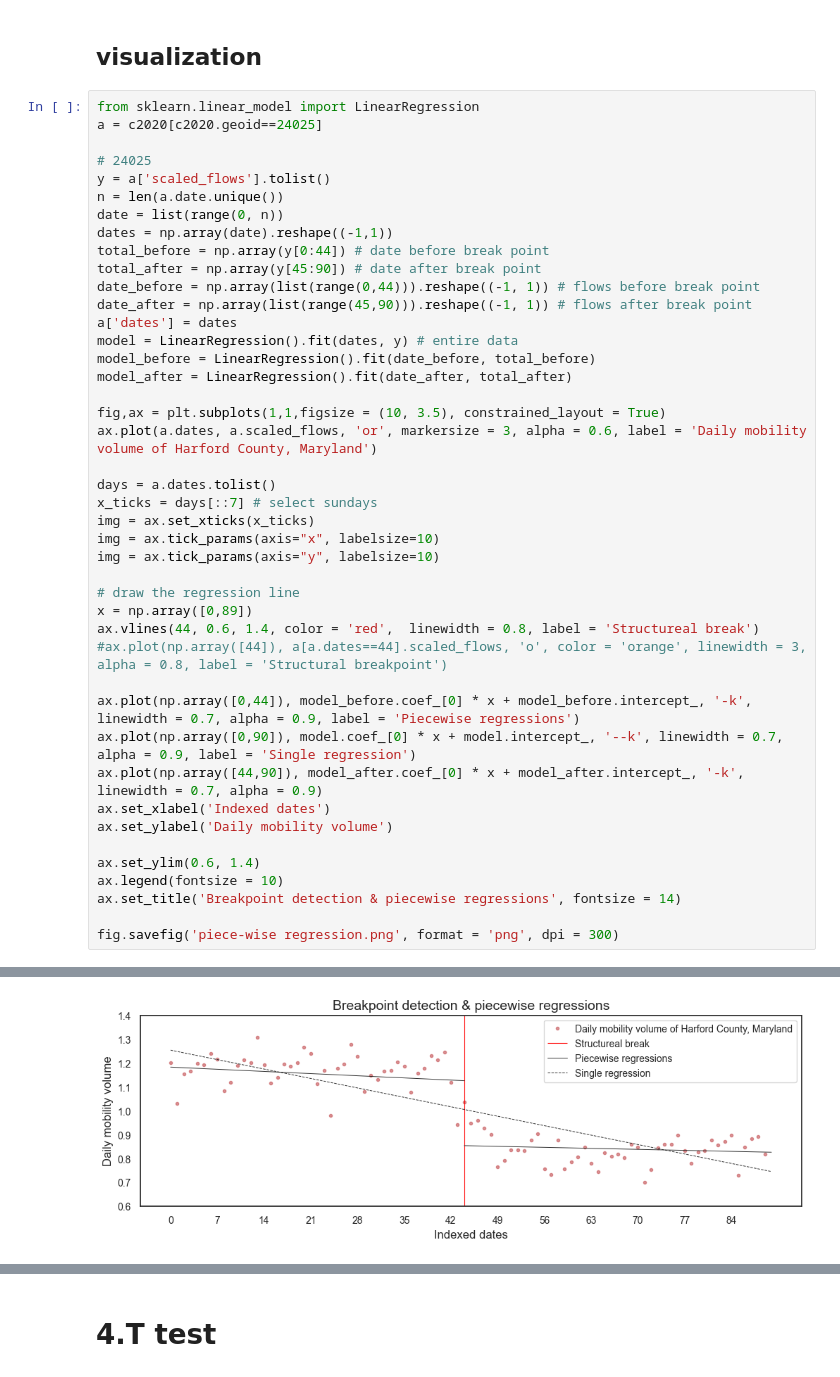
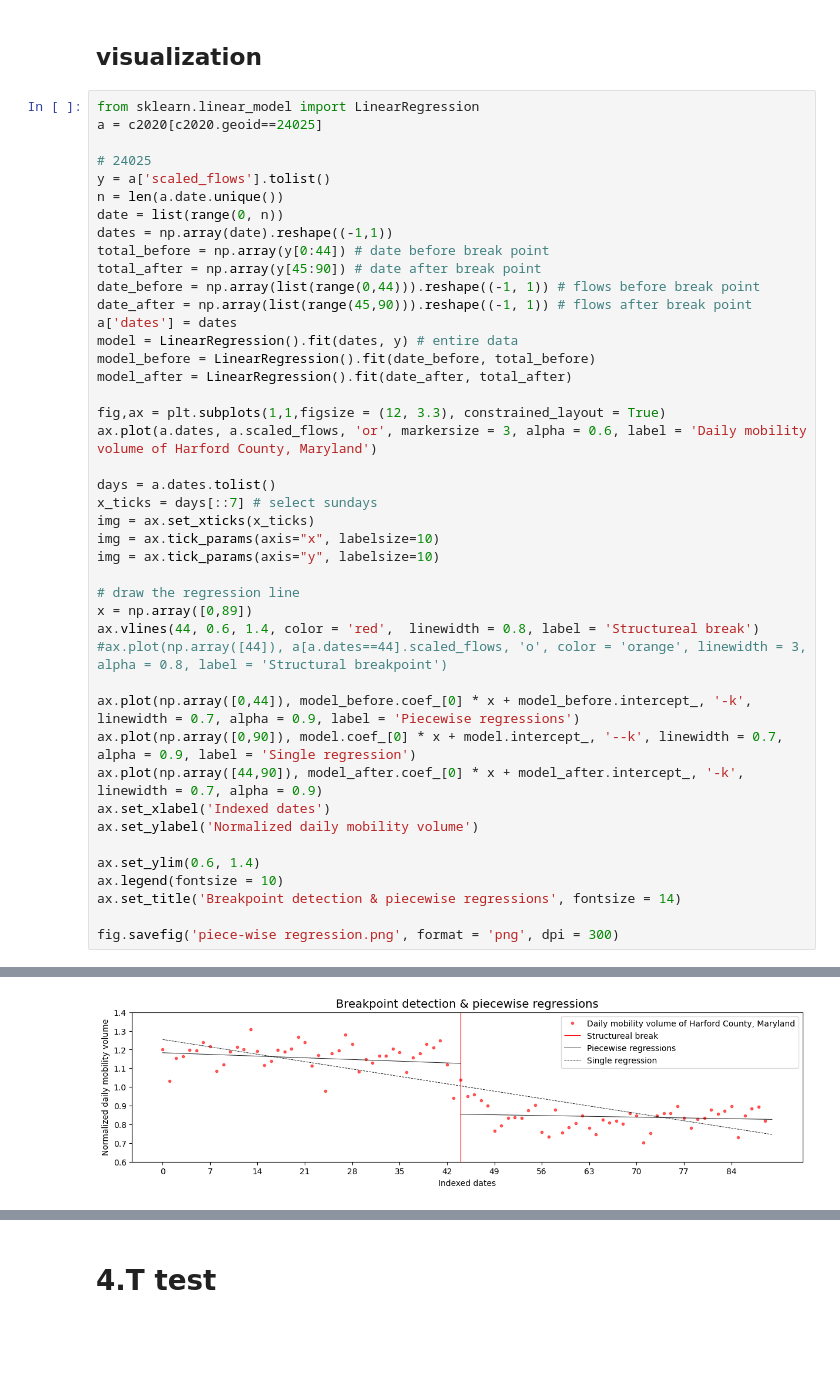
Before and after one commit to taoZurichLoaf/PartisanshipMobility, a Jupyter notebook: structural_break_analysis/StructuralBreak_County_GIScience2023.ipynb, the cells around one changed output, grey strips where cells are left out. Drawn from its saved outputs; the diff is of its cells as text; blank space fills up the shorter version.

```diff
--- a/structural_break_analysis/StructuralBreak_County_GIScience2023.ipynb
+++ b/structural_break_analysis/StructuralBreak_County_GIScience2023.ipynb
@@ -244,36 +268,36 @@ model = LinearRegression().fit(dates, y) # entire data
 model_before = LinearRegression().fit(date_before, total_before)
 model_after = LinearRegression().fit(date_after, total_after)
 
-fig,ax = plt.subplots(1,1,figsize = (10, 3.5), constrained_layout = True)
+fig,ax = plt.subplots(1,1,figsize = (12, 3.3), constrained_layout = True)
 ax.plot(a.dates, a.scaled_flows, 'or', markersize = 3, alpha = 0.6, label = 'Daily mobility volume of Harford County, Maryland')
 
 days = a.dates.tolist()
 x_ticks = days[::7] # select sundays
 img = ax.set_xticks(x_ticks)
 img = ax.tick_params(axis="x", labelsize=10)
 img = ax.tick_params(axis="y", labelsize=10)
 
 # draw the regression line
 x = np.array([0,89])
 ax.vlines(44, 0.6, 1.4, color = 'red',  linewidth = 0.8, label = 'Structureal break')
 #ax.plot(np.array([44]), a[a.dates==44].scaled_flows, 'o', color = 'orange', linewidth = 3, alpha = 0.8, label = 'Structural breakpoint')
 
 ax.plot(np.array([0,44]), model_before.coef_[0] * x + model_before.intercept_, '-k', linewidth = 0.7, alpha = 0.9, label = 'Piecewise regressions')
 ax.plot(np.array([0,90]), model.coef_[0] * x + model.intercept_, '--k', linewidth = 0.7, alpha = 0.9, label = 'Single regression')
 ax.plot(np.array([44,90]), model_after.coef_[0] * x + model_after.intercept_, '-k', linewidth = 0.7, alpha = 0.9)
 ax.set_xlabel('Indexed dates')
-ax.set_ylabel('Daily mobility volume')
+ax.set_ylabel('Normalized daily mobility volume')
 
 ax.set_ylim(0.6, 1.4)
 ax.legend(fontsize = 10)
 ax.set_title('Breakpoint detection & piecewise regressions', fontsize = 14)
 
 fig.savefig('piece-wise regression.png', format = 'png', dpi = 300)
 # %% [output]
 A value is trying to be set on a copy of a slice from a DataFrame.
 Try using .loc[row_indexer,col_indexer] = value instead
 
 See the caveats in the documentation: https://pandas.pydata.org/pandas-docs/stable/user_guide/indexing.html#returning-a-view-versus-a-copy
   a['dates'] = dates
-[figure, old version]
+[figure, new version]
 # %%
```
Also changed, not shown: parts of 4 cells of this notebook.
